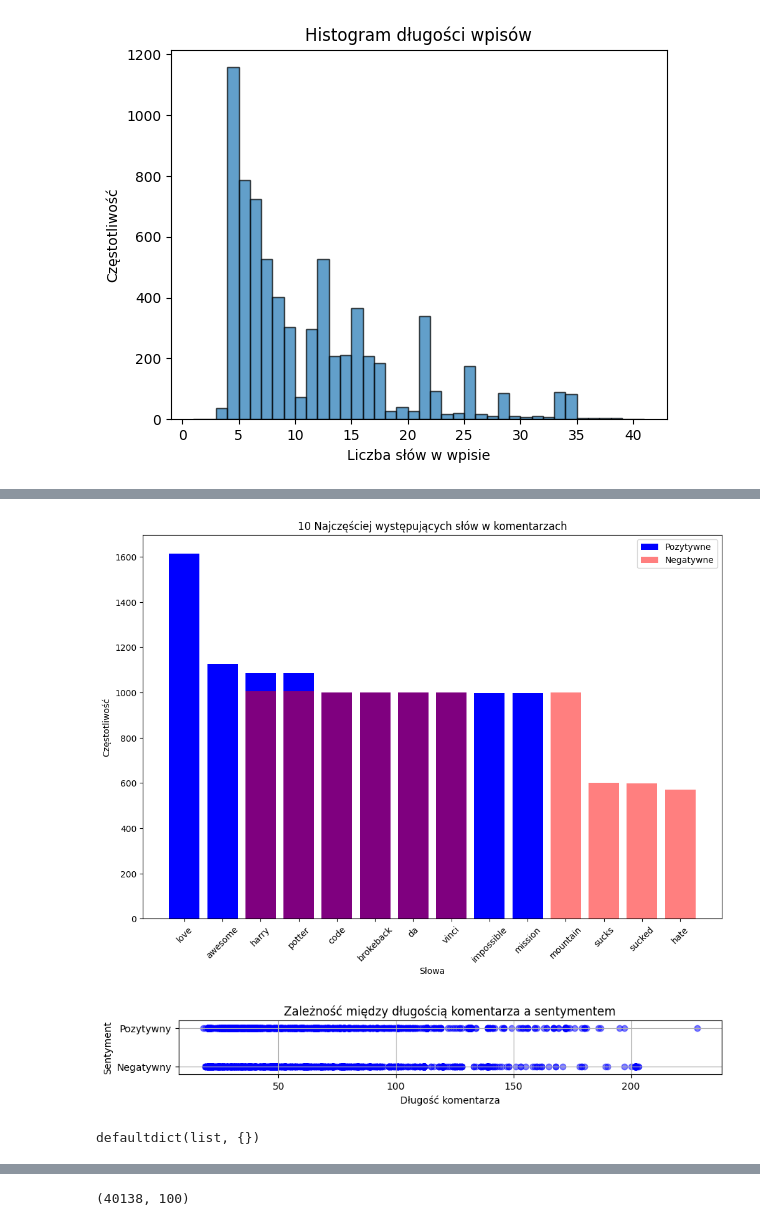
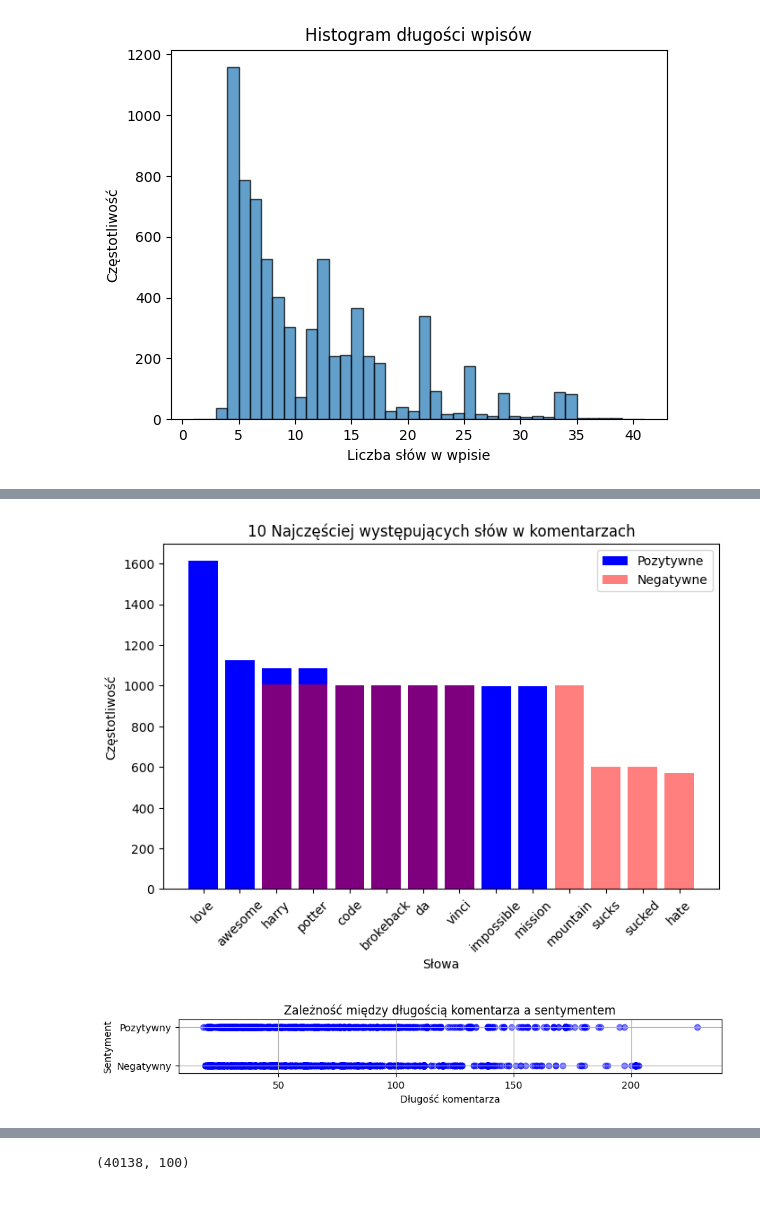
Before and after one commit to agomolka/MAThesisSentimentAnalysis, a Jupyter notebook: Social_Media_Text_Sentiment_Analysis.ipynb, the cells around one changed output, grey strips where cells are left out. Saved outputs shown, nothing was run; the diff lists cells and outputs as text; code cells hidden in the pictures.

```diff
--- a/Social_Media_Text_Sentiment_Analysis.ipynb
+++ b/Social_Media_Text_Sentiment_Analysis.ipynb
@@ -211,14 +212,14 @@ plt.show()
 # %%
-fig, ax = plt.subplots(figsize=(12, 8))
+fig, ax = plt.subplots(figsize=(8, 5))
 ax.bar(labels_pos, values_pos, color='blue', label='Pozytywne')
 ax.bar(labels_neg, values_neg, color='red', label='Negatywne', alpha=0.5)
 ax.set_title('10 Najczęściej występujących słów w komentarzach')
 ax.set_ylabel('Częstotliwość')
 ax.set_xlabel('Słowa')
 ax.legend()
 plt.xticks(rotation=45)
 plt.show()
 # %% [output]
-[figure, old version]
+[figure, new version]
 # %%
 plt.figure(figsize=(10, 1))
@@ -232,10 +233,6 @@ plt.grid(True)
 plt.show()
 # %% [output]
 [figure]
-# %%
-defaultdict(list)
-# %% [output]
-defaultdict(list, {})
 # %%
 #Dictionary to store sentiment lists for every word
 sentiment_dict = defaultdict(list)
```
Also changed, not shown: parts of 60 cells of this notebook.
